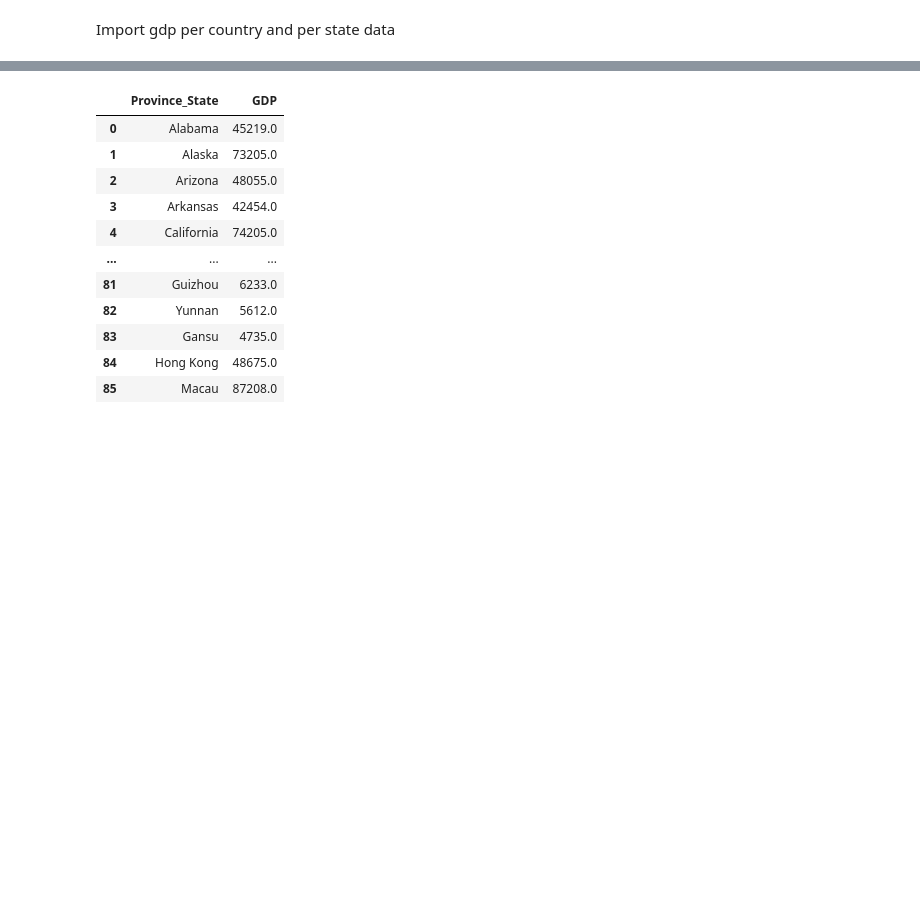
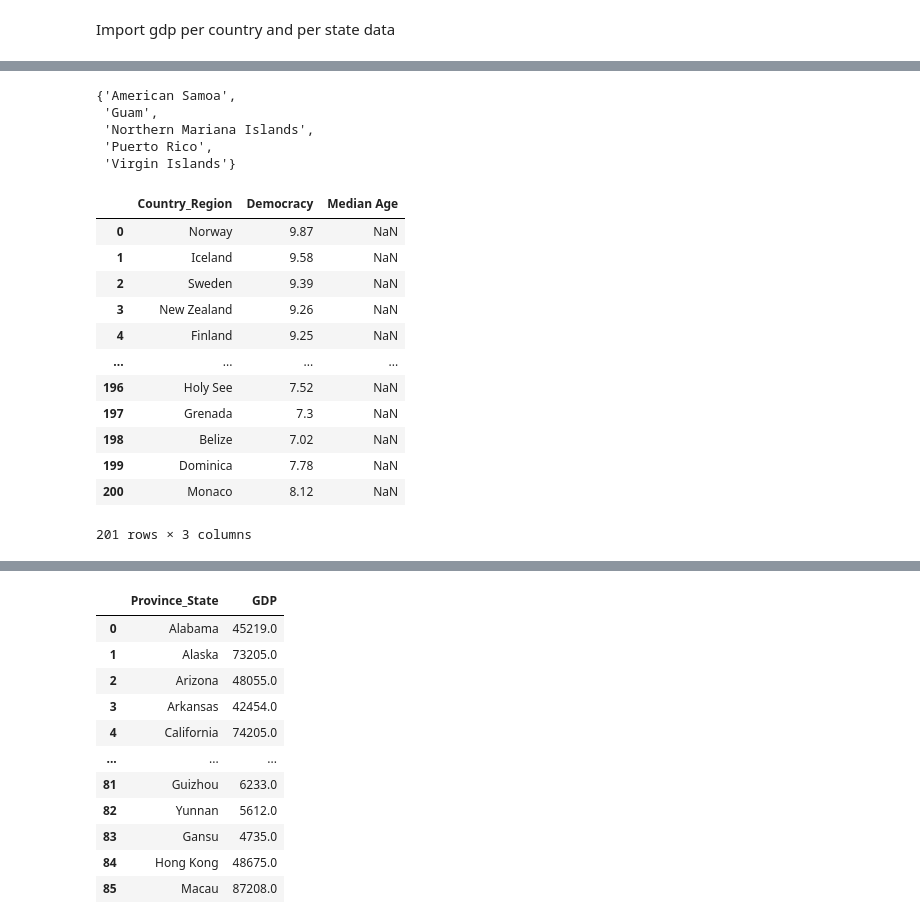
Before and after one commit to hopl1t/covid19, a Jupyter notebook: notebooks/add_gdp_urban_tests_to_pickle_1504.ipynb, the cells around one changed output, grey strips where cells are left out. Cells and saved outputs as stored; diff of their text form; code cells hidden in the pictures; blank space fills up the shorter version.

```diff
--- a/notebooks/add_gdp_urban_tests_to_pickle_1504.ipynb
+++ b/notebooks/add_gdp_urban_tests_to_pickle_1504.ipynb
@@ -184,0 +246,54 @@ tests_us_state.columns=['Province_State', 'Num of Tests']
+# %%
+set(original_US_states_list).symmetric_difference(list(median_age_per_US_state_2020['Province_State']))
+
+# OPTION B:
+# for state in original_US_states_list:
+#     if not (state in list(median_age_per_US_state_2020['State'])):
+#         print (state)
+# %% [output]
+{'American Samoa',
+ 'Guam',
+ 'Northern Mariana Islands',
+ 'Puerto Rico',
+ 'Virgin Islands'}
+# %%
+# Missing info (excluding Northern Mariana Islands) from median_age_per_countries_2020_path
+# Missing info for Northern Mariana Islands from https://en.wikipedia.org/wiki/List_of_countries_by_median_age
+missing_median_age_values = {
+    'Province_State': ['American Samoa', 'Guam', 'Northern Mariana Islands', 'Puerto Rico', 'Virgin Islands'], 'Median Age': [22, 31.4, 33.6, 38.2, 42.2]
+}
+
+
+# Saint Vincent and the Grenadines (7.9, based on corruption between South Korea and Cabo Verde)
+# Seychelles (7.9, based on corruption between Chile and Taiwan)
+# Sao Tome and Principe (6.8, based on corruption between Croatia and Argentina)
+# Maldives (4, based on corruption between Guinea and Mexico)
+# Brunei (7.16, based on corruption of Malaysia)
+# Somalia (1, based on corruption index last 3 years)
+# Holy See (7.52, same as Italy)
+# Grenada (7.3, based on corruption between Italy and Malaysia)
+# Belize (7.02, based on list of freedoms indices)
+# Dominica (7.78, based on list of freedoms indices)
+# Monaco (8.12, same as France)
+missing_democracy_values = {
+    'Country_Region': ['Saint Vincent and the Grenadines', 'Seychelles', 'Sao Tome and Principe', 'Maldives', 'Brunei', 'Somalia', 'Holy See', 'Grenada', 'Belize', 'Dominica', 'Monaco'],
+    'Democracy': [7.9, 7.9, 6.8, 4, 7.16, 1, 7.52, 7.3, 7.02, 7.78, 8.12]
+}
+# %%
+# Appending missing_median_age_values
+missing_median_ages_df = pd.DataFrame.from_dict(missing_median_age_values)
+median_age_per_US_state_2020 = median_age_per_US_state_2020.append(missing_median_ages_df, ignore_index=True)
+# %% [output]
+|  | Country_Region | Democracy | Median Age |
+| 0 | Norway | 9.87 | NaN |
+| 1 | Iceland | 9.58 | NaN |
+| 2 | Sweden | 9.39 | NaN |
+| 3 | New Zealand | 9.26 | NaN |
+| 4 | Finland | 9.25 | NaN |
+| ... | ... | ... | ... |
+| 196 | Holy See | 7.52 | NaN |
+| 197 | Grenada | 7.3 | NaN |
+| 198 | Belize | 7.02 | NaN |
+| 199 | Dominica | 7.78 | NaN |
+| 200 | Monaco | 8.12 | NaN |
+201 rows × 3 columns
```
Also changed, not shown: parts of 17 cells of this notebook, 3 other files.
